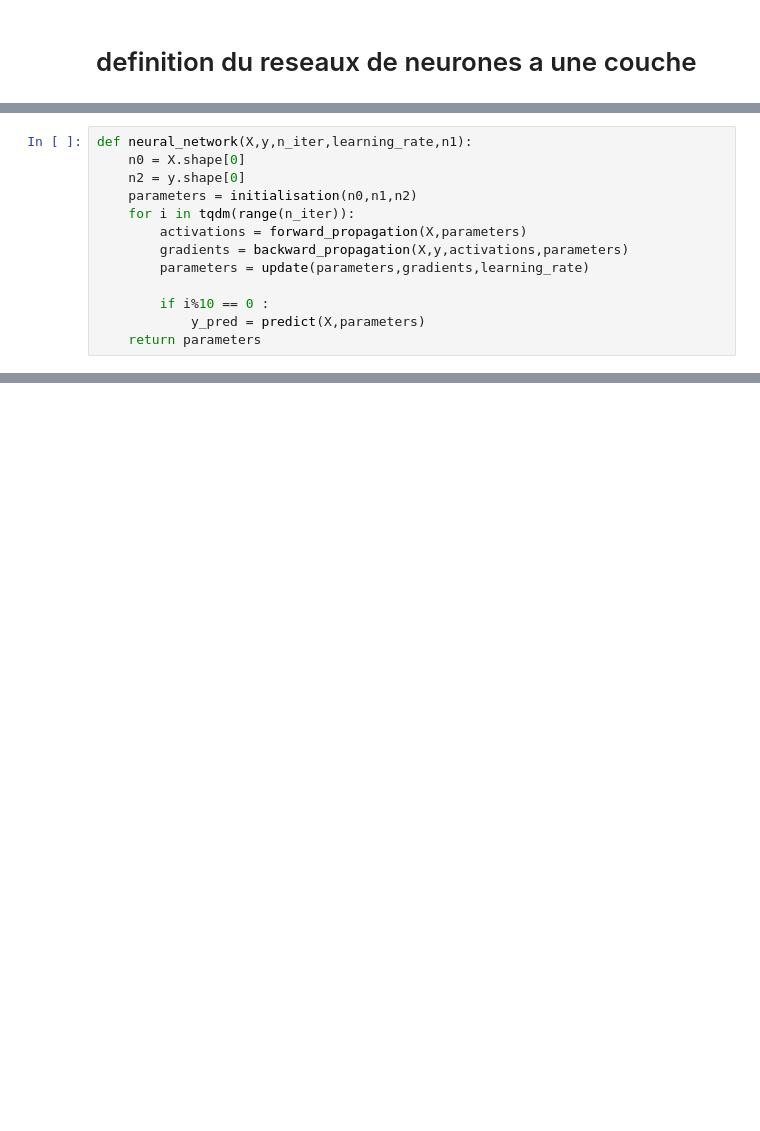
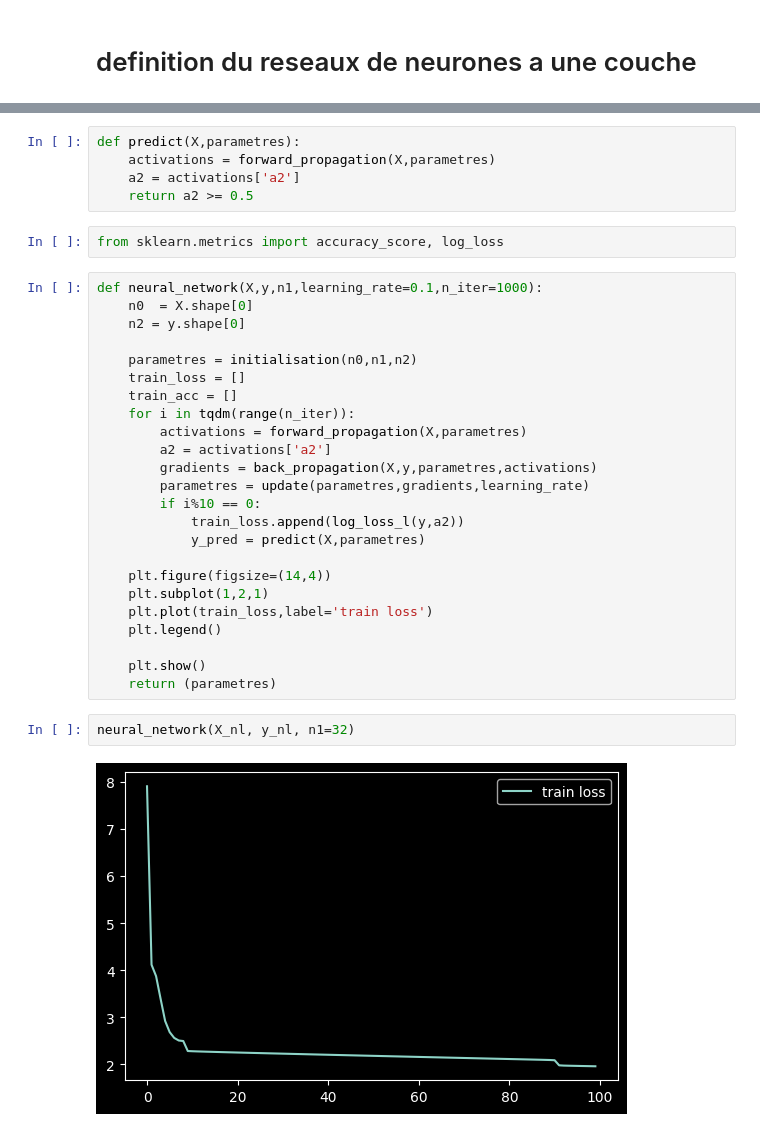
Before and after one commit to OMARterf/Reseaux_de_neurones_a_une-couches, a Jupyter notebook: reseaux_de_neurones_a_une_couches.ipynb, the cells around one changed output, grey strips where cells are left out. Saved outputs shown, nothing was run; the diff lists cells and outputs as text; blank space fills up the shorter version.

```diff
--- a/reseaux_de_neurones_a_une_couches.ipynb
+++ b/reseaux_de_neurones_a_une_couches.ipynb
@@ -236,13 +140,0 @@ def predict(X,parameters):
-# %%
-def neural_network(X,y,n_iter,learning_rate,n1):
-    n0 = X.shape[0]
-    n2 = y.shape[0]
-    parameters = initialisation(n0,n1,n2)
-    for i in tqdm(range(n_iter)):
-        activations = forward_propagation(X,parameters)
-        gradients = backward_propagation(X,y,activations,parameters)
-        parameters = update(parameters,gradients,learning_rate)
-
-        if i%10 == 0 :
-            y_pred = predict(X,parameters)
-    return parameters
@@ -252,0 +236,35 @@ ValueError: operands could not be broadcast together with shapes (3,2) (2000,2)
+# %%
+def predict(X,parametres):
+    activations = forward_propagation(X,parametres)
+    a2 = activations['a2']
+    return a2 >= 0.5
+# %%
+from sklearn.metrics import accuracy_score, log_loss
+# %%
+def neural_network(X,y,n1,learning_rate=0.1,n_iter=1000):
+    n0  = X.shape[0]
+    n2 = y.shape[0]
+
+    parametres = initialisation(n0,n1,n2)
+    train_loss = []
+    train_acc = []
+    for i in tqdm(range(n_iter)):
+        activations = forward_propagation(X,parametres)
+        a2 = activations['a2']
+        gradients = back_propagation(X,y,parametres,activations)
+        parametres = update(parametres,gradients,learning_rate)
+        if i%10 == 0:
+            train_loss.append(log_loss_l(y,a2))
+            y_pred = predict(X,parametres)
+
+    plt.figure(figsize=(14,4))
+    plt.subplot(1,2,1)
+    plt.plot(train_loss,label='train loss')
+    plt.legend()
+
+    plt.show()
+    return (parametres)
+# %%
+neural_network(X_nl, y_nl, n1=32)
+# %% [output]
+[figure, added]
```
Also changed, not shown: parts of 12 cells of this notebook.
